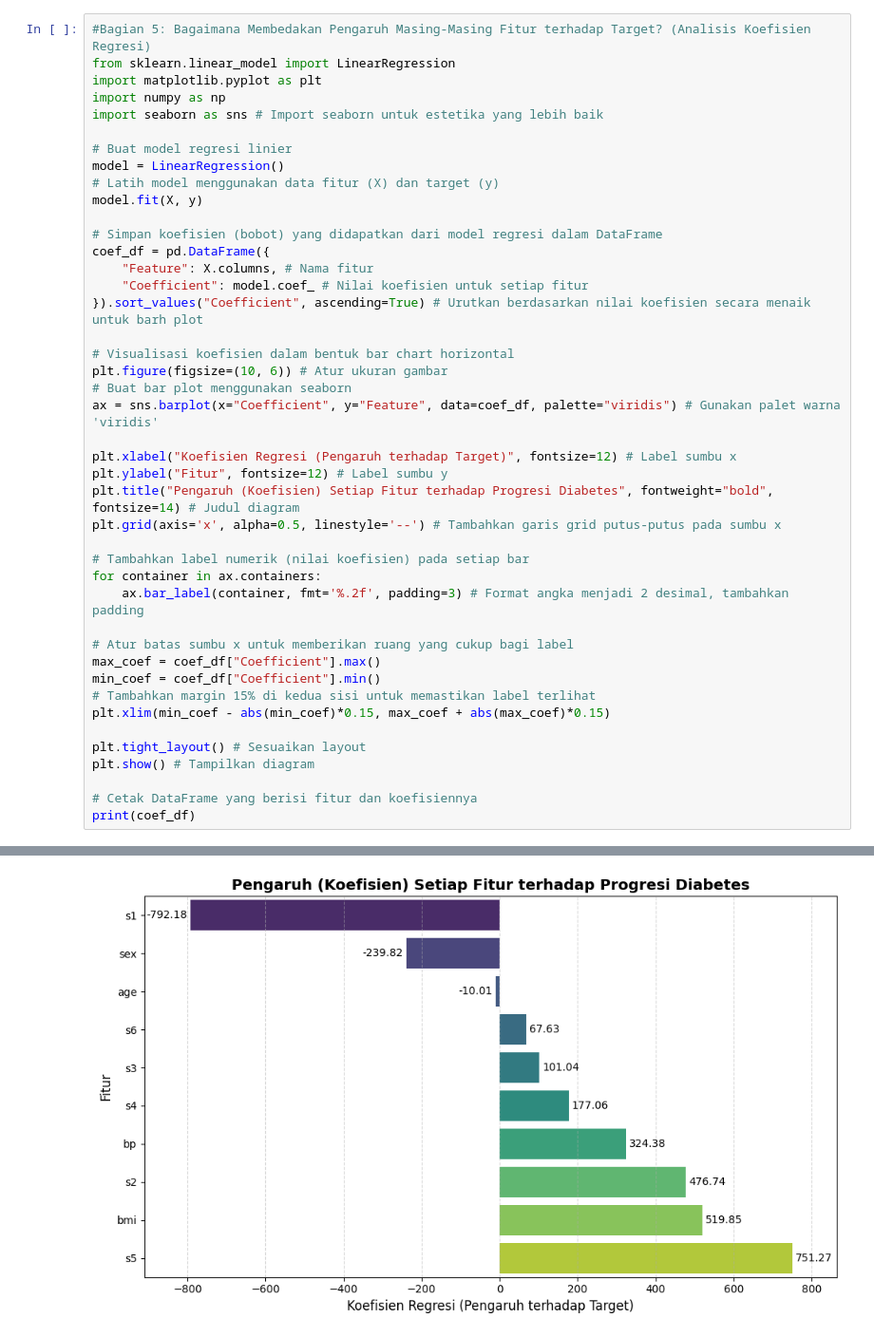
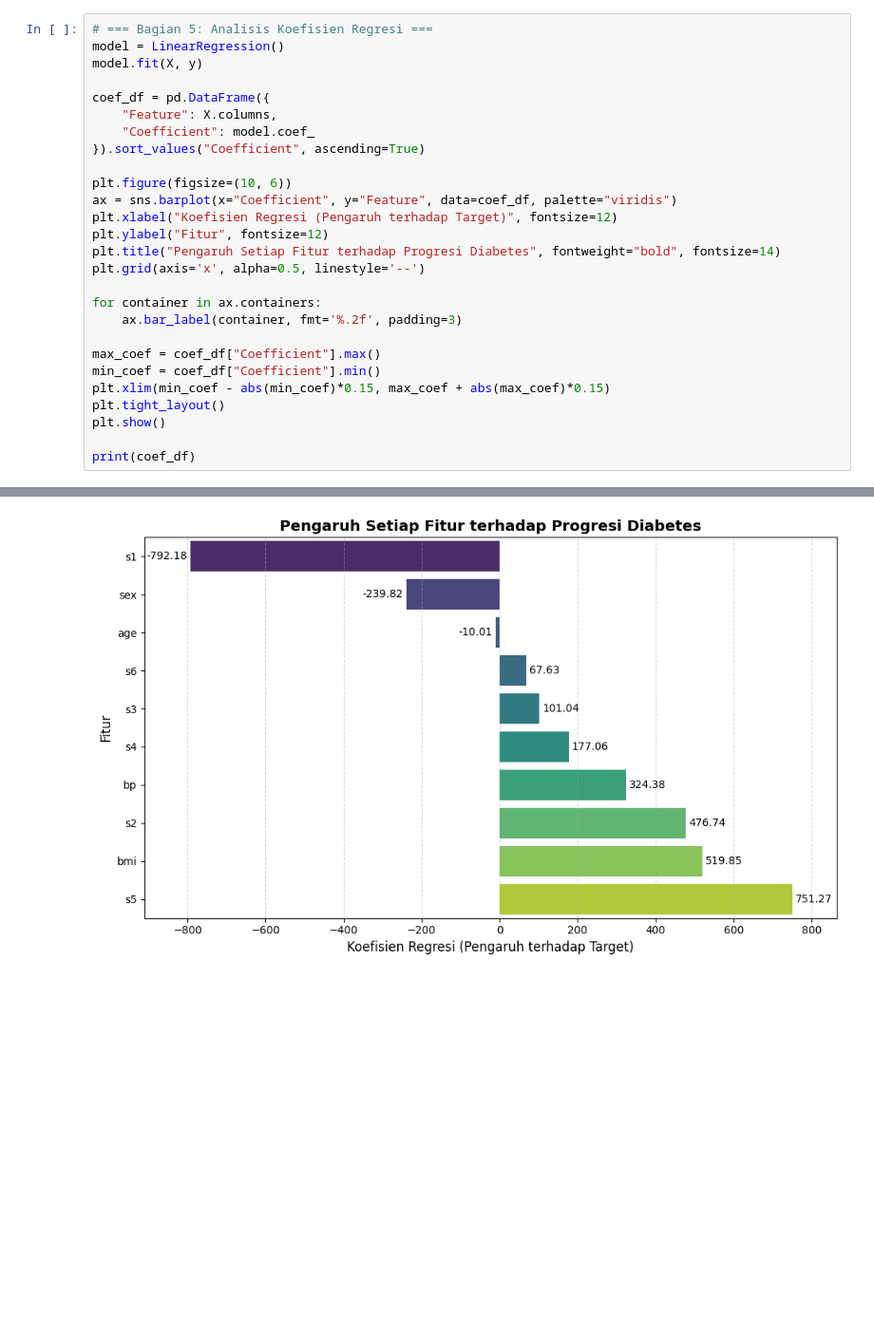
Before and after one commit to Hazuna227/221230039-Pengantar-ML, a Jupyter notebook: week-03/praktikum_3_visualisasi_data_Diabetes_Dataset.ipynb, the cells around one changed output, grey strips where cells are left out. Shown at 95% size. Drawn from its saved outputs; the diff is of its cells as text; blank space fills up the shorter version.

```diff
--- a/week-03/praktikum_3_visualisasi_data_Diabetes_Dataset.ipynb
+++ b/week-03/praktikum_3_visualisasi_data_Diabetes_Dataset.ipynb
@@ -150,45 +87,29 @@ Koefisien Regresi (Pengaruh terhadap Target
 # %%
-#Bagian 5: Bagaimana Membedakan Pengaruh Masing-Masing Fitur terhadap Target? (Analisis Koefisien Regresi)
-from sklearn.linear_model import LinearRegression
-import matplotlib.pyplot as plt
-import numpy as np
-import seaborn as sns # Import seaborn untuk estetika yang lebih baik
-
-# Buat model regresi linier
+# === Bagian 5: Analisis Koefisien Regresi ===
 model = LinearRegression()
-# Latih model menggunakan data fitur (X) dan target (y)
 model.fit(X, y)
 
-# Simpan koefisien (bobot) yang didapatkan dari model regresi dalam DataFrame
 coef_df = pd.DataFrame({
-    "Feature": X.columns, # Nama fitur
-    "Coefficient": model.coef_ # Nilai koefisien untuk setiap fitur
-}).sort_values("Coefficient", ascending=True) # Urutkan berdasarkan nilai koefisien secara menaik untuk barh plot
+    "Feature": X.columns,
+    "Coefficient": model.coef_
+}).sort_values("Coefficient", ascending=True)
 
-# Visualisasi koefisien dalam bentuk bar chart horizontal
-plt.figure(figsize=(10, 6)) # Atur ukuran gambar
-# Buat bar plot menggunakan seaborn
-ax = sns.barplot(x="Coefficient", y="Feature", data=coef_df, palette="viridis") # Gunakan palet warna 'viridis'
+plt.figure(figsize=(10, 6))
+ax = sns.barplot(x="Coefficient", y="Feature", data=coef_df, palette="viridis")
+plt.xlabel("Koefisien Regresi (Pengaruh terhadap Target)", fontsize=12)
+plt.ylabel("Fitur", fontsize=12)
+plt.title("Pengaruh Setiap Fitur terhadap Progresi Diabetes", fontweight="bold", fontsize=14)
+plt.grid(axis='x', alpha=0.5, linestyle='--')
 
-plt.xlabel("Koefisien Regresi (Pengaruh terhadap Target)", fontsize=12) # Label sumbu x
-plt.ylabel("Fitur", fontsize=12) # Label sumbu y
-plt.title("Pengaruh (Koefisien) Setiap Fitur terhadap Progresi Diabetes", fontweight="bold", fontsize=14) # Judul diagram
-plt.grid(axis='x', alpha=0.5, linestyle='--') # Tambahkan garis grid putus-putus pada sumbu x
+for container in ax.containers:
+    ax.bar_label(container, fmt='%.2f', padding=3)
 
-# Tambahkan label numerik (nilai koefisien) pada setiap bar
-for container in ax.containers:
-    ax.bar_label(container, fmt='%.2f', padding=3) # Format angka menjadi 2 desimal, tambahkan padding
-
-# Atur batas sumbu x untuk memberikan ruang yang cukup bagi label
 max_coef = coef_df["Coefficient"].max()
 min_coef = coef_df["Coefficient"].min()
-# Tambahkan margin 15% di kedua sisi untuk memastikan label terlihat
 plt.xlim(min_coef - abs(min_coef)*0.15, max_coef + abs(max_coef)*0.15)
+plt.tight_layout()
+plt.show()
 
-plt.tight_layout() # Sesuaikan layout
-plt.show() # Tampilkan diagram
-
-# Cetak DataFrame yang berisi fitur dan koefisiennya
 print(coef_df)
 # %% [output]
 Passing `palette` without assigning `hue` is deprecated and will be removed in v0.14.0. Assign the `y` variable to `hue` and set `legend=False` for the same effect.
@@ -197,4 +118,4 @@ Passing `palette` without assigning `hue` is deprecated and will be removed in v
-[figure, old version]
+[figure, new version]
   Feature  Coefficient
 4      s1  -792.175639
 1     sex  -239.815644
```
Also changed, not shown: parts of 15 cells of this notebook.
